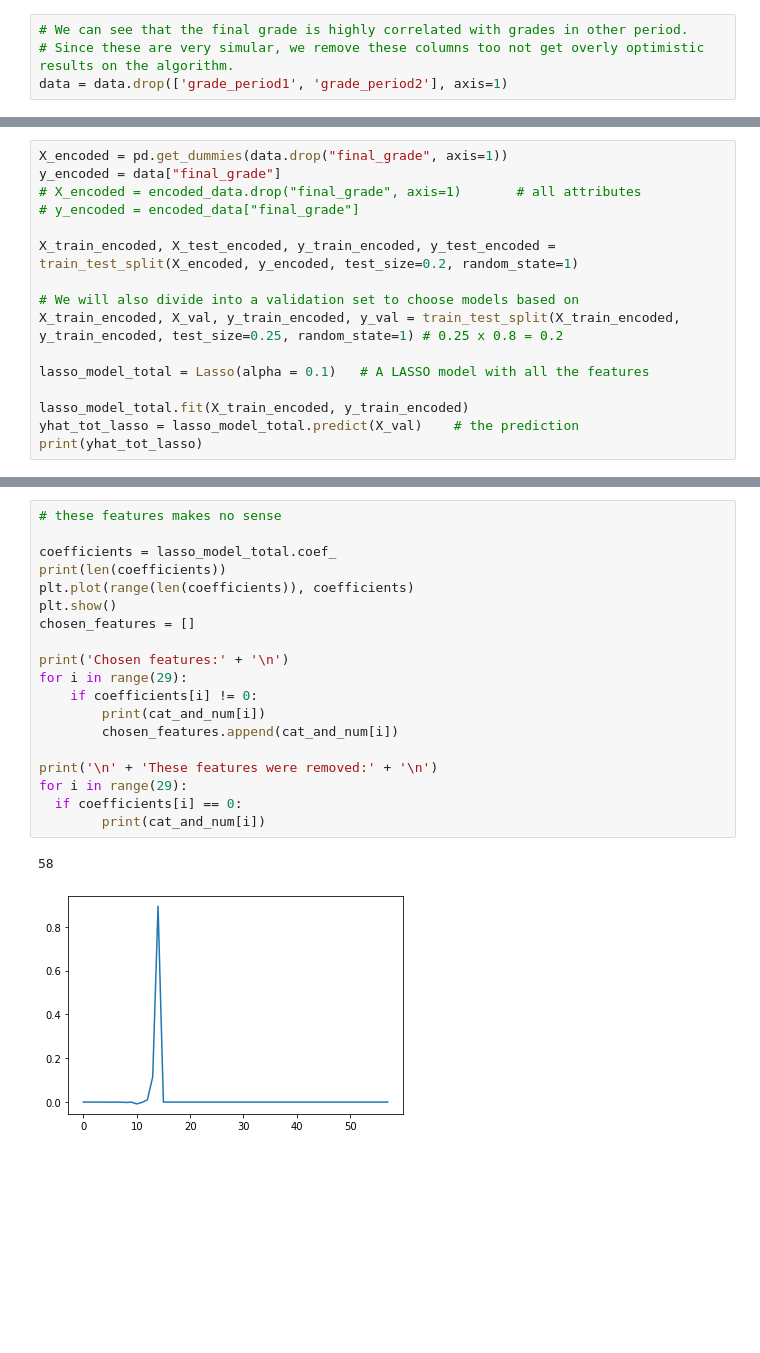
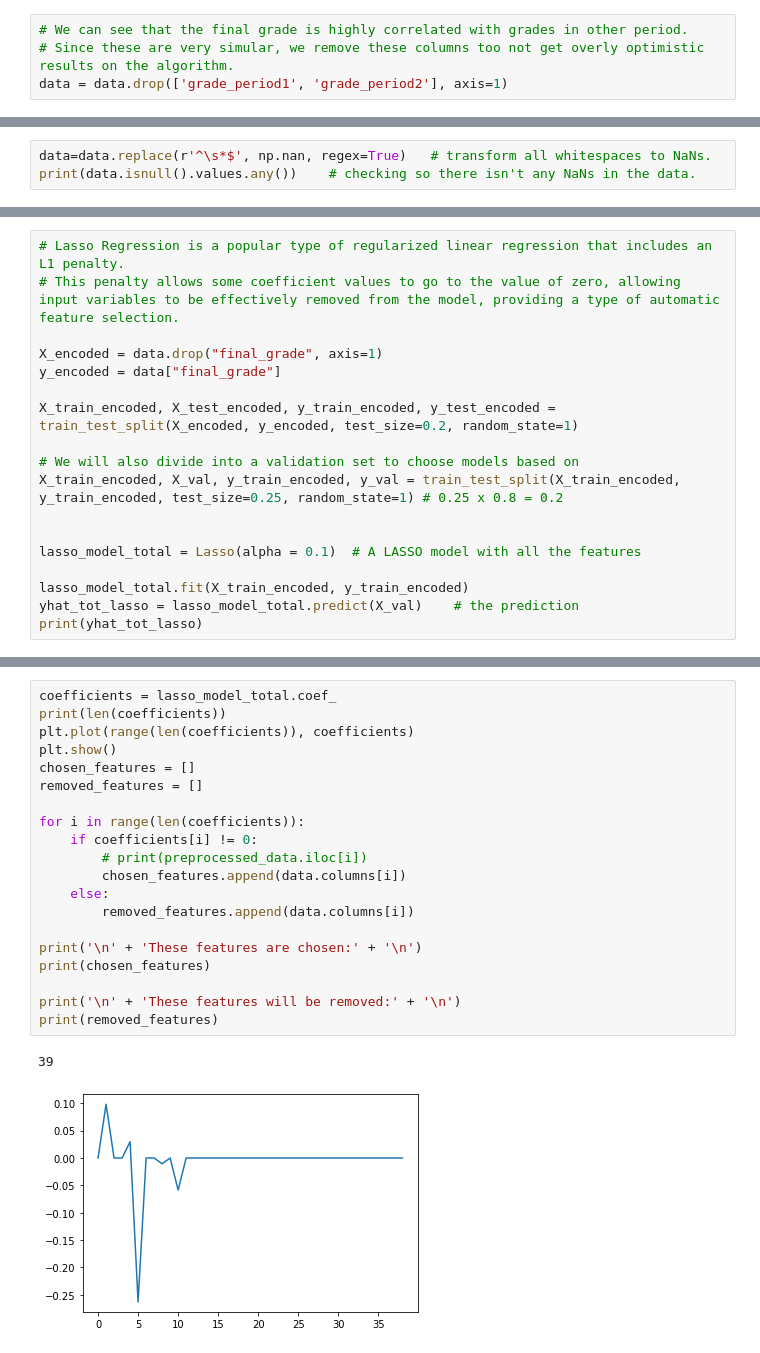
Before and after one commit to Kajlid/Final-project-Machine_Learning, a Jupyter notebook: project_Kajsas_file.ipynb, the cells around one changed output, grey strips where cells are left out. Drawn from its saved outputs; the diff is of its cells as text; blank space fills up the shorter version.

```diff
--- a/project_Kajsas_file.ipynb
+++ b/project_Kajsas_file.ipynb
@@ -151,0 +86,3 @@ Index(['school', 'sex', 'family_size', 'parent_cohabition_status',
+# %%
+data=data.replace(r'^\s*$', np.nan, regex=True)   # transform all whitespaces to NaNs.
+print(data.isnull().values.any())    # checking so there isn't any NaNs in the data.
@@ -173,15 +158,17 @@ corr.style.background_gradient(cmap='coolwarm', axis=None).set_precision(2)
 # %%
-X_encoded = pd.get_dummies(data.drop("final_grade", axis=1))
+# Lasso Regression is a popular type of regularized linear regression that includes an L1 penalty.
+# This penalty allows some coefficient values to go to the value of zero, allowing input variables to be effectively removed from the model, providing a type of automatic feature selection.
+
+X_encoded = data.drop("final_grade", axis=1)
 y_encoded = data["final_grade"]
-# X_encoded = encoded_data.drop("final_grade", axis=1)       # all attributes
-# y_encoded = encoded_data["final_grade"]
 
 X_train_encoded, X_test_encoded, y_train_encoded, y_test_encoded = train_test_split(X_encoded, y_encoded, test_size=0.2, random_state=1)
 
 # We will also divide into a validation set to choose models based on
 X_train_encoded, X_val, y_train_encoded, y_val = train_test_split(X_train_encoded, y_train_encoded, test_size=0.25, random_state=1) # 0.25 x 0.8 = 0.2
 
-lasso_model_total = Lasso(alpha = 0.1)   # A LASSO model with all the features
+
+lasso_model_total = Lasso(alpha = 0.1)  # A LASSO model with all the features
 
 lasso_model_total.fit(X_train_encoded, y_train_encoded)
 yhat_tot_lasso = lasso_model_total.predict(X_val)    # the prediction
@@ -233,22 +217,23 @@ Cross-validation accuracy score: 0.8245410139830991
 # %%
-# these features makes no sense
-
 coefficients = lasso_model_total.coef_
 print(len(coefficients))
 plt.plot(range(len(coefficients)), coefficients)
 plt.show()
 chosen_features = []
+removed_features = []
 
-print('Chosen features:' + '\n')
-for i in range(29):
+for i in range(len(coefficients)):
     if coefficients[i] != 0:
-        print(cat_and_num[i])
-        chosen_features.append(cat_and_num[i])
+        # print(preprocessed_data.iloc[i])
+        chosen_features.append(data.columns[i])
+    else:
+        removed_features.append(data.columns[i])
 
-print('\n' + 'These features were removed:' + '\n')
-for i in range(29):
-  if coefficients[i] == 0:
-        print(cat_and_num[i])
+print('\n' + 'These features are chosen:' + '\n')
+print(chosen_features)
+
+print('\n' + 'These features will be removed:' + '\n')
+print(removed_features)
 # %% [output]
-58
+39
-[figure, old version]
+[figure, new version]
```
Also changed, not shown: parts of 13 cells of this notebook.
